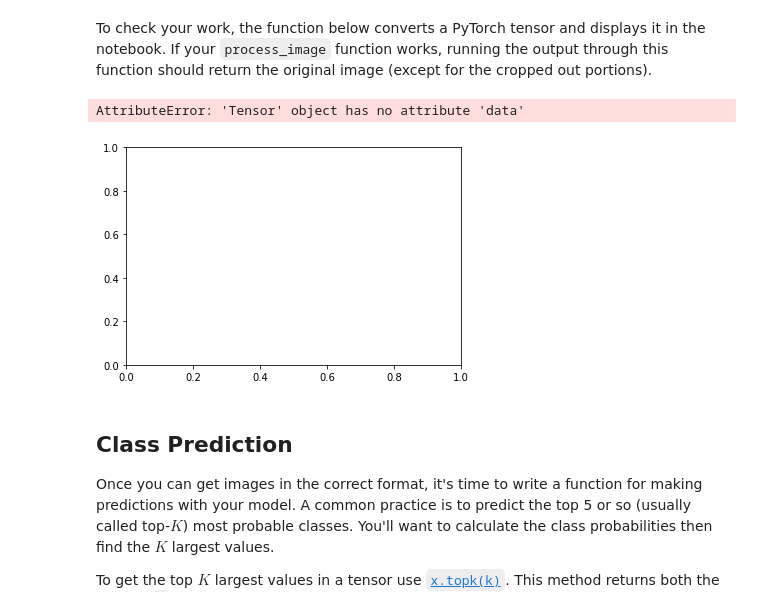
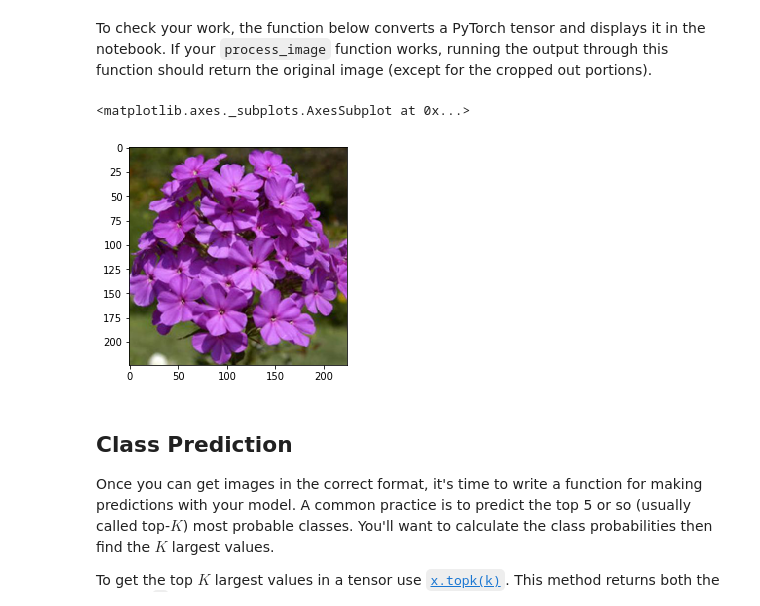
Before and after one commit to MarcoCaglia/Image-Classifier-Udacity, a Jupyter notebook: Image Classifier Project.ipynb, the cells around one changed output. Drawn from its saved outputs; the diff is of its cells as text; code cells hidden in the pictures.

```diff
--- a/Image Classifier Project.ipynb
+++ b/Image Classifier Project.ipynb
@@ -218,12 +230,13 @@ Remember that you'll want to completely rebuild the model later so you can use i
 # %%
 # TODO: Save the checkpoint
 model.class_to_idx = cat_to_name
-checkpoint = {'network':[layer for layer in model.features],
-              'classifier':[layer for layer in model.classifier],
-              'state_dict_features':model.features.state_dict(),
-              'state_dict_classifier':model.classifier.state_dict(),
+checkpoint = {'model':model,
+              'model_state_dict':model.state_dict(),
+              'optimizer':optimizer,
+              'optimizer_sd':optimizer.state_dict(),
               'epochs':epochs,
-              'cat_to_idx':model.class_to_idx}
+              'cat_to_idx':cat_to_name,
+              'criterion':criterion}
 torch.save(checkpoint,'trained_model.pth')
 # %% [markdown]
 ## Loading the checkpoint
@@ -233,15 +246,22 @@ At this point it's good to write a function that can load a checkpoint and rebui
 # TODO: Write a function that loads a checkpoint and rebuilds the model
 def load_checkpoint(path):
     checkpoint = torch.load(path)
-    model.features = nn.Sequential(*checkpoint['network'])
-    model.classifier = nn.Sequential(*checkpoint['classifier'])
-    model.features.load_state_dict(checkpoint['state_dict_features'])
-    model.classifier.load_state_dict(checkpoint['state_dict_classifier'])
+    model = checkpoint['model']
+    model.load_state_dict(checkpoint['model_state_dict'])
+    optimizer = checkpoint['optimizer']
+    optimizer.load_state_dict(checkpoint['optimizer_sd'])
+
+    criterion = checkpoint['criterion']
 
     epochs = checkpoint['epochs']
     model.class_to_idx = checkpoint['cat_to_idx']
 
-    return model, epochs
+    return model, optimizer, criterion
+# %%
+model, optimizer, criterion = load_checkpoint('trained_model.pth')
+
+# Adjustment of parameters for continuation of training
+epochs = 3
 # %% [markdown]
 # Inference for classification
 
@@ -282,6 +302,7 @@ def process_image(path):
     else:
         height = 256
     im.thumbnail((width,height))
+    width,height = im.size
     im = im.crop((width*0.5-112,height*0.5-112,width*0.5+112,height*0.5+112))
     np_image = np.array(im)
     mean = np.array([0.485, 0.456, 0.406])
@@ -290,41 +311,37 @@ def process_image(path):
     np_image = (np_image-mean)/std
     np_image = np_image.transpose(2,0,1)
 
-    tf_image = tf.convert_to_tensor(np_image)
+    return np_image
 
-    return tf_image
-
-path = test_dir + '/14/image_06083.jpg'
+path = valid_dir + '/32/image_05598.jpg'
 image = process_image(path)
 # %% [markdown]
 To check your work, the function below converts a PyTorch tensor and displays it in the notebook. If your `process_image` function works, running the output through this function should return the original image (except for the cropped out portions).
 # %%
 def imshow(image, ax=None, title=None):
     """Imshow for Tensor."""
     if ax is None:
         fig, ax = plt.subplots()
 
     # PyTorch tensors assume the color channel is the first dimension
     # but matplotlib assumes is the third dimension
-    image = image.data.cpu().numpy().transpose((1, 2, 0))
+    image = image.transpose((1, 2, 0))
 
     # Undo preprocessing
     mean = np.array([0.485, 0.456, 0.406])
     std = np.array([0.229, 0.224, 0.225])
     image = std * image + mean
 
     # Image needs to be clipped between 0 and 1 or it looks like noise when displayed
     image = np.clip(image, 0, 1)
-
-    print(image.shape)
     ax.imshow(image)
 
     return ax
 
 imshow(process_image(path))
 # %% [output]
-AttributeError: 'Tensor' object has no attribute 'data'
+<matplotlib.axes._subplots.AxesSubplot at 0x...>
-[figure, old version]
+[figure, new version]
 # %% [markdown]
 ## Class Prediction
 
```
Also changed, not shown: parts of 7 cells of this notebook.
